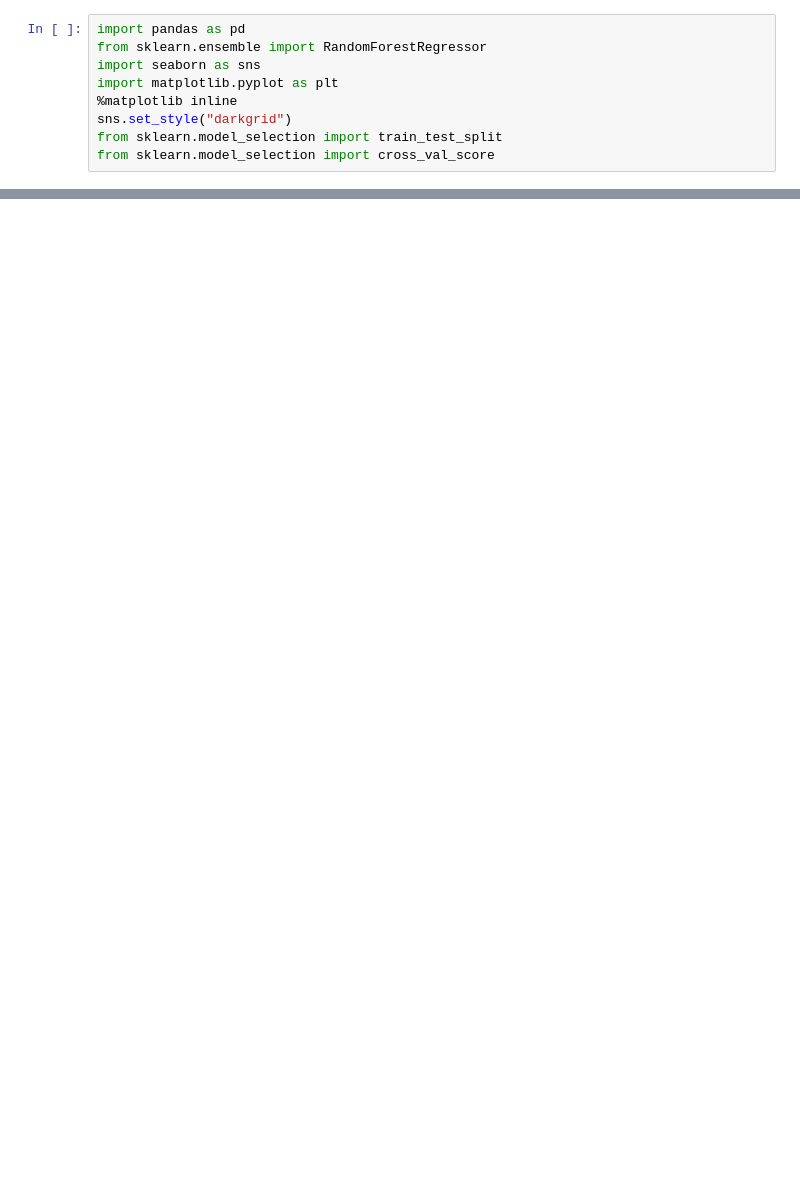
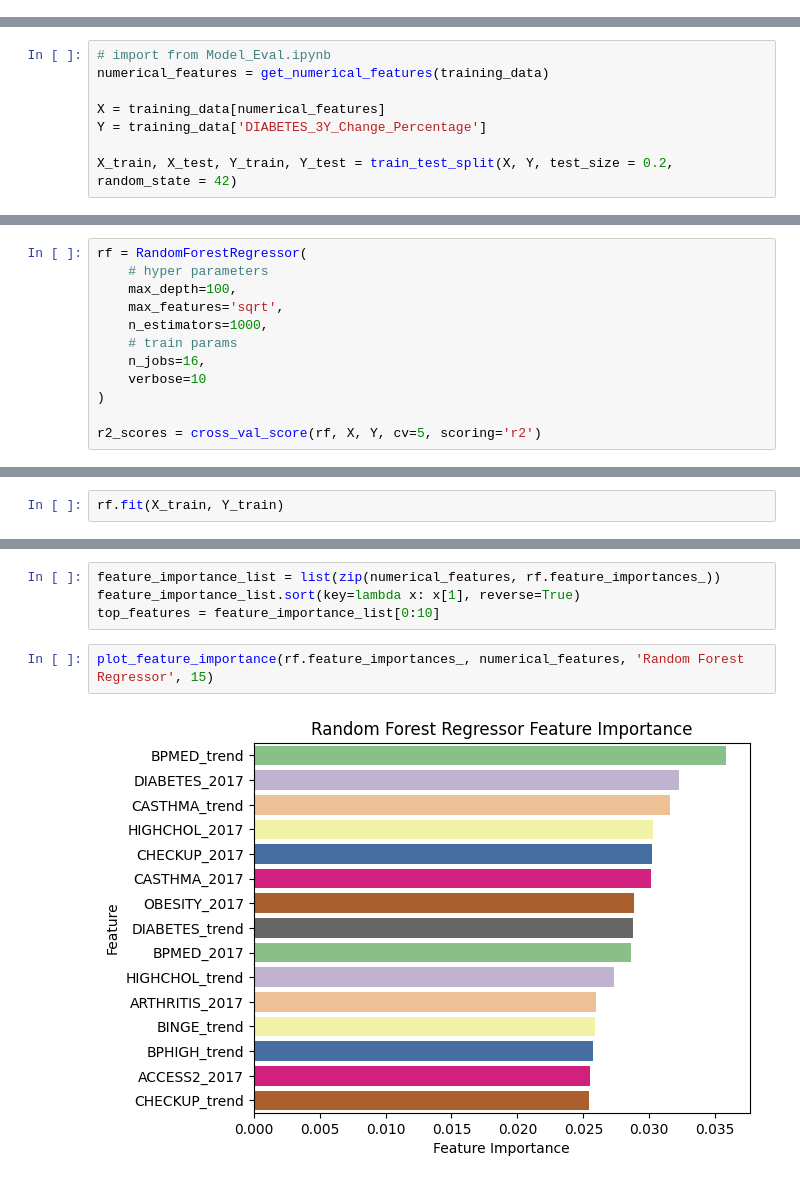
Before and after one commit to Tyler-Chi/Diabetes_Trend_Forecast, a Jupyter notebook: Modeling/RandomForest.ipynb, the cells around one changed output, grey strips where cells are left out. Cells and saved outputs as stored; diff of their text form; blank space fills up the shorter version.

```diff
--- a/Modeling/RandomForest.ipynb
+++ b/Modeling/RandomForest.ipynb
@@ -3,9 +0,0 @@
-# %%
-import pandas as pd
-from sklearn.ensemble import RandomForestRegressor
-import seaborn as sns
-import matplotlib.pyplot as plt
-%matplotlib inline
-sns.set_style("darkgrid")
-from sklearn.model_selection import train_test_split
-from sklearn.model_selection import cross_val_score
@@ -102,0 +16,8 @@ scores.mean() # similar R2
+# %%
+# import from Model_Eval.ipynb
+numerical_features = get_numerical_features(training_data)
+
+X = training_data[numerical_features]
+Y = training_data['DIABETES_3Y_Change_Percentage']
+
+X_train, X_test, Y_train, Y_test = train_test_split(X, Y, test_size = 0.2, random_state = 42)
@@ -102,0 +53,12 @@ scores.mean() # similar R2
+# %%
+rf = RandomForestRegressor(
+    # hyper parameters
+    max_depth=100,
+    max_features='sqrt',
+    n_estimators=1000,
+    # train params
+    n_jobs=16,
+    verbose=10
+)
+
+r2_scores = cross_val_score(rf, X, Y, cv=5, scoring='r2')
@@ -102,0 +209,2 @@ scores.mean() # similar R2
+# %%
+rf.fit(X_train, Y_train)
@@ -102,0 +329,8 @@ scores.mean() # similar R2
+# %%
+feature_importance_list = list(zip(numerical_features, rf.feature_importances_))
+feature_importance_list.sort(key=lambda x: x[1], reverse=True)
+top_features = feature_importance_list[0:10]
+# %%
+plot_feature_importance(rf.feature_importances_, numerical_features, 'Random Forest Regressor', 15)
+# %% [output]
+[figure, added]
```
Also changed, not shown: parts of 34 cells of this notebook, 5 other files.
